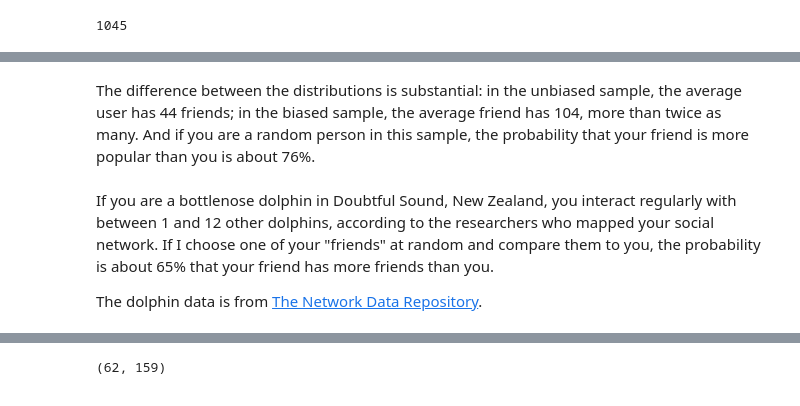
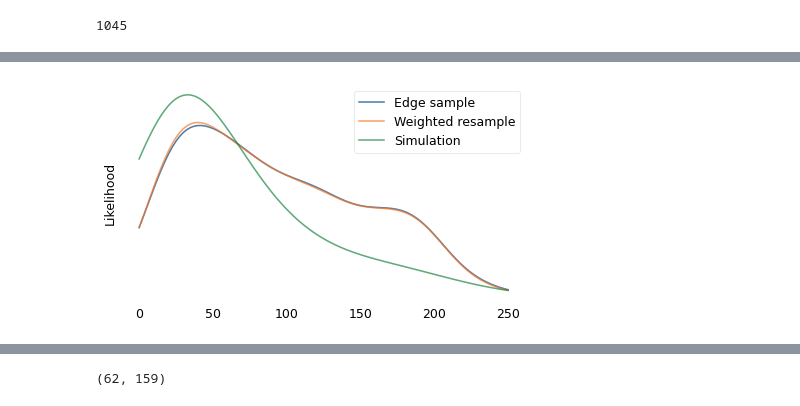
Before and after one commit to AllenDowney/ProbablyOverthinkingIt, a Jupyter notebook: _sources/inspection.ipynb, the cells around one changed output, grey strips where cells are left out. Saved outputs shown, nothing was run; the diff lists cells and outputs as text; code cells hidden in the pictures.

```diff
--- a/_sources/inspection.ipynb
+++ b/_sources/inspection.ipynb
@@ -399,11 +542,18 @@ decorate(
-# %% [markdown]
-The difference between the distributions is substantial: in the unbiased
-sample, the average user has 44 friends; in the biased sample, the
-average friend has 104, more than twice as many. And if you are a random
-person in this sample, the probability that your friend is more popular
-than you is about 76%.
-# %% [markdown]
-If you are a bottlenose dolphin in Doubtful Sound, New Zealand, you interact regularly with between 1 and 12 other dolphins, according to the researchers who mapped your social network.
-If I choose one of your "friends" at random and compare them to you, the probability is about 65% that your friend has more friends than you.
-
-The dolphin data is from [The Network Data Repository](https://networkrepository.com/soc_dolphins.php).
+# %%
+p = unbiased / np.sum(unbiased)
+weighted = np.random.choice(unbiased, 10000, p=p)
+# %%
+edges = np.array(fb.edges)
+edges
+
+indices = np.arange(len(edges))
+index_sample = np.random.choice(indices, 10000)
+edge_sample = edges[index_sample]
+
+index_sample = np.random.choice([0, 1], len(edge_sample))
+index_sample
+
+degrees = []
+for index, edge in zip(index_sample, edge_sample):
+    degree = fb.degree(edge[index])
+    degrees.append(degree)
@@ -409,0 +569,6 @@ The dolphin data is from [The Network Data Repository](https://networkrepository
+# %%
+kdeplot(degrees, xs, "Edge sample")
+kdeplot(weighted, xs, "Weighted resample")
+kdeplot(counts, xs, "Simulation")
+# %% [output]
+[figure, added]
```
Also changed, not shown: parts of 79 cells of this notebook, 19 other files.
